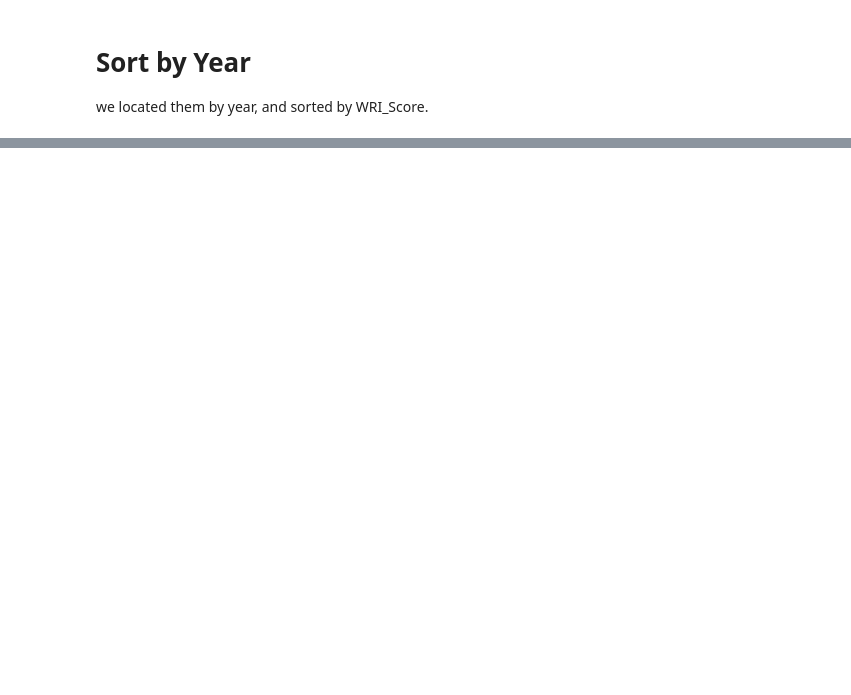
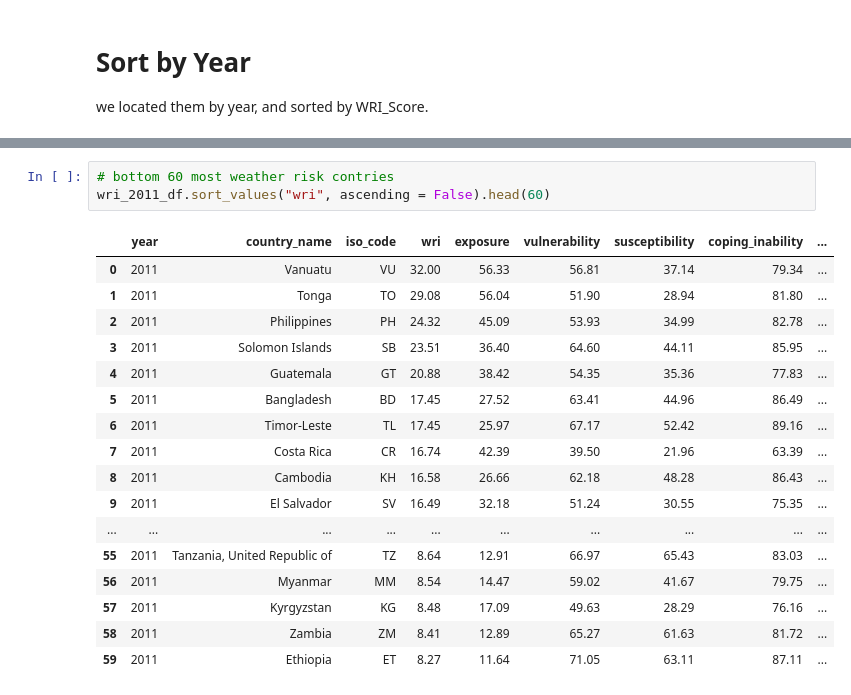
Before and after one commit to herzf012/world-disaster-risk-visualization, a Jupyter notebook: rank_by_wri.ipynb, the cells around one changed output, grey strips where cells are left out. Saved outputs shown, nothing was run; the diff lists cells and outputs as text; blank space fills up the shorter version.

```diff
--- a/rank_by_wri.ipynb
+++ b/rank_by_wri.ipynb
@@ -115,0 +113,21 @@ wri_2021_df.sort_values("WRI_Score", ascending = True).head(60)
+# %%
+# bottom 60 most weather risk contries
+wri_2011_df.sort_values("wri", ascending = False).head(60)
+# %% [output]
+|  | year | country_name | iso_code | wri | exposure | vulnerability | susceptibility | coping_inability | ... |
+| 0 | 2011 | Vanuatu | VU | 32.00 | 56.33 | 56.81 | 37.14 | 79.34 | ... |
+| 1 | 2011 | Tonga | TO | 29.08 | 56.04 | 51.90 | 28.94 | 81.80 | ... |
+| 2 | 2011 | Philippines | PH | 24.32 | 45.09 | 53.93 | 34.99 | 82.78 | ... |
+| 3 | 2011 | Solomon Islands | SB | 23.51 | 36.40 | 64.60 | 44.11 | 85.95 | ... |
+| 4 | 2011 | Guatemala | GT | 20.88 | 38.42 | 54.35 | 35.36 | 77.83 | ... |
+| 5 | 2011 | Bangladesh | BD | 17.45 | 27.52 | 63.41 | 44.96 | 86.49 | ... |
+| 6 | 2011 | Timor-Leste | TL | 17.45 | 25.97 | 67.17 | 52.42 | 89.16 | ... |
+| 7 | 2011 | Costa Rica | CR | 16.74 | 42.39 | 39.50 | 21.96 | 63.39 | ... |
+| 8 | 2011 | Cambodia | KH | 16.58 | 26.66 | 62.18 | 48.28 | 86.43 | ... |
+| 9 | 2011 | El Salvador | SV | 16.49 | 32.18 | 51.24 | 30.55 | 75.35 | ... |
+| ... | ... | ... | ... | ... | ... | ... | ... | ... | ... |
+| 55 | 2011 | Tanzania, United Republic of | TZ | 8.64 | 12.91 | 66.97 | 65.43 | 83.03 | ... |
+| 56 | 2011 | Myanmar | MM | 8.54 | 14.47 | 59.02 | 41.67 | 79.75 | ... |
+| 57 | 2011 | Kyrgyzstan | KG | 8.48 | 17.09 | 49.63 | 28.29 | 76.16 | ... |
+| 58 | 2011 | Zambia | ZM | 8.41 | 12.89 | 65.27 | 61.63 | 81.72 | ... |
+| 59 | 2011 | Ethiopia | ET | 8.27 | 11.64 | 71.05 | 63.11 | 87.11 | ... |
```
Also changed, not shown: parts of 58 cells of this notebook.
